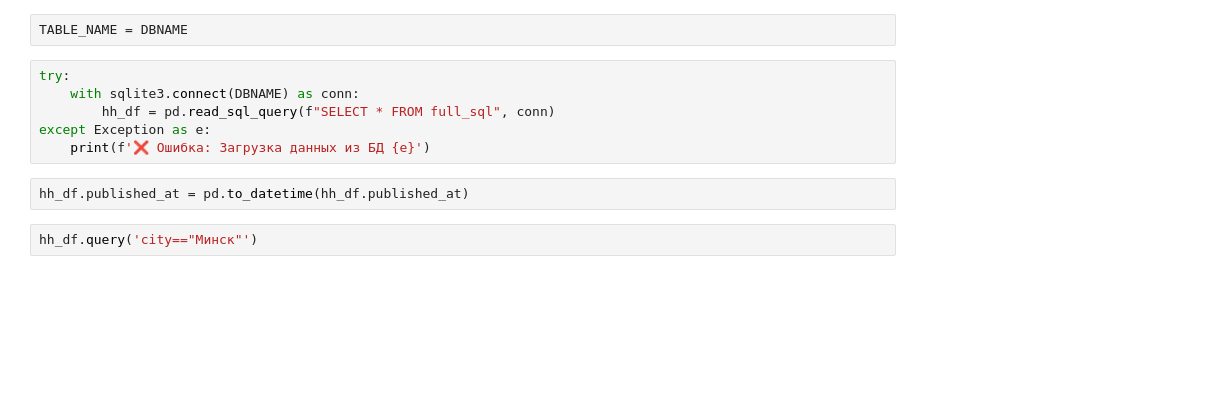
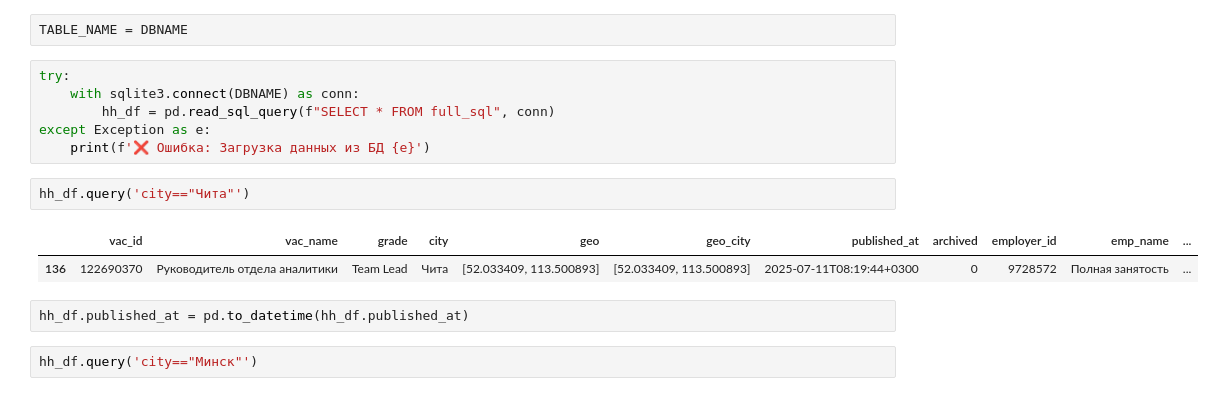
Before and after one commit to Capym9h/hh_project, a Jupyter notebook: py_analytics.ipynb, the cells around one changed output. Cells and saved outputs as stored; diff of their text form; blank space fills up the shorter version.

```diff
--- a/py_analytics.ipynb
+++ b/py_analytics.ipynb
@@ -59,6 +59,11 @@ try:
         hh_df = pd.read_sql_query(f"SELECT * FROM full_sql", conn)
 except Exception as e:
     print(f'❌ Ошибка: Загрузка данных из БД {e}')
+# %%
+hh_df.query('city=="Чита"')
+# %% [output]
+|  | vac_id | vac_name | grade | city | geo | geo_city | published_at | archived | employer_id | emp_name | ... |
+| 136 | 122690370 | Руководитель отдела аналитики | Team Lead | Чита | [52.033409, 113.500893] | [52.033409, 113.500893] | 2025-07-11T08:19:44+0300 | 0 | 9728572 | Полная занятость | ... |
 # %%
 hh_df.published_at = pd.to_datetime(hh_df.published_at)
 # %%
```
Also changed, not shown: parts of 2 cells of this notebook, 6 other files.
